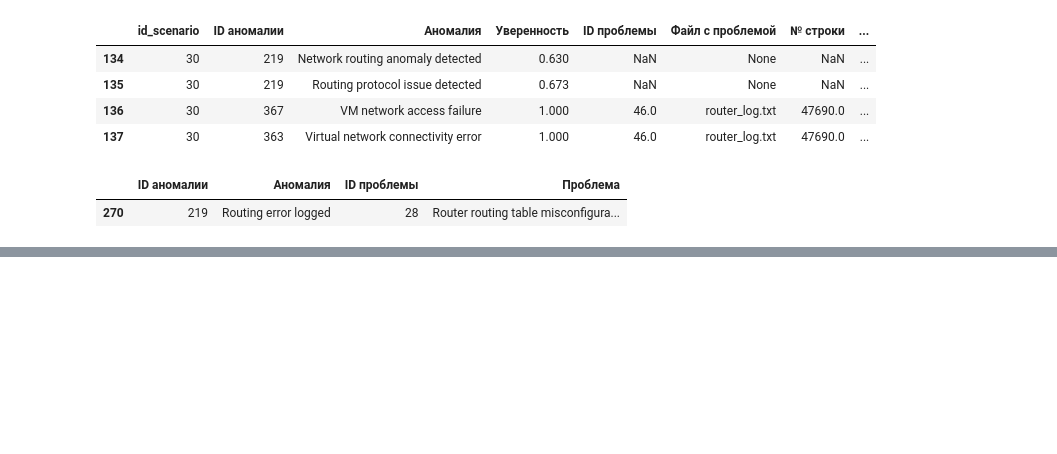
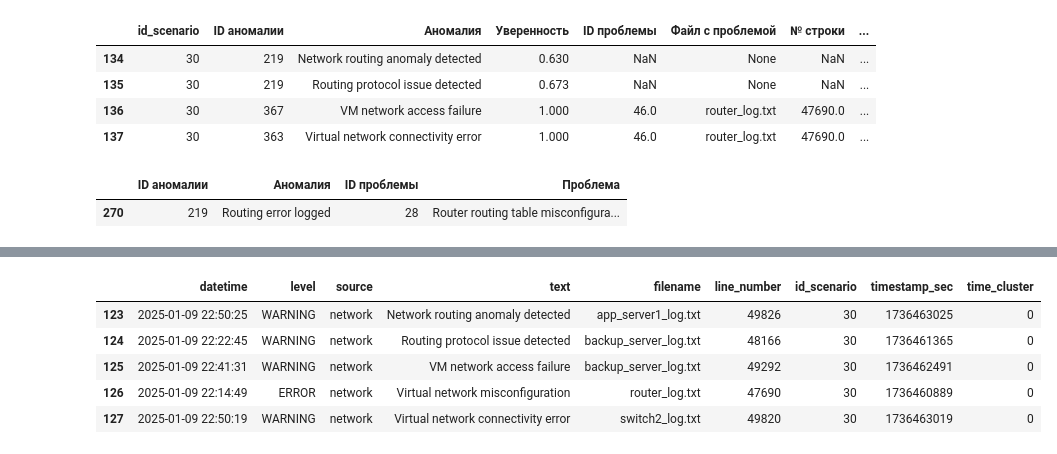
Before and after one commit to Rafaildavar/AtomicHack-Log-Monitor, a Jupyter notebook: log_analysis/data_analysis.ipynb, the cells around one changed output, grey strips where cells are left out. Saved outputs shown, nothing was run; the diff lists cells and outputs as text; code cells hidden in the pictures; blank space fills up the shorter version.

```diff
--- a/log_analysis/data_analysis.ipynb
+++ b/log_analysis/data_analysis.ipynb
@@ -243,0 +247,4 @@ anomalies_problems[anomalies_problems['ID аномалии'] == 219]
+# %%
+# Преобразуем время в числовой формат (timestamp в секунды)
+test_30 = all_tests[all_tests['id_scenario'] == 30].copy()
+test_30['datetime'] = pd.to_datetime(test_30['datetime'])
@@ -243,0 +260,27 @@ anomalies_problems[anomalies_problems['ID аномалии'] == 219]
+# %%
+test_30['timestamp_sec'] = test_30['datetime'].astype('int64') // 10**9
+# %%
+from sklearn.cluster import DBSCAN
+
+# Автоматическое определение eps на основе среднего расстояния
+time_values = test_30['timestamp_sec'].values.reshape(-1, 1)
+time_sorted = np.sort(time_values, axis=0)
+time_diffs = np.diff(time_sorted, axis=0)
+avg_diff = np.mean(time_diffs)
+
+dbscan = DBSCAN(
+    eps=avg_diff * 10,  # в 10 раз больше среднего интервала
+    min_samples=2,
+    metric='euclidean'
+)
+time_clusters = dbscan.fit_predict(time_values)
+test_30['time_cluster'] = time_clusters
+# %%
+test_30
+# %% [output]
+|  | datetime | level | source | text | filename | line_number | id_scenario | timestamp_sec | time_cluster |
+| 123 | 2025-01-09 22:50:25 | WARNING | network | Network routing anomaly detected | app_server1_log.txt | 49826 | 30 | 1736463025 | 0 |
+| 124 | 2025-01-09 22:22:45 | WARNING | network | Routing protocol issue detected | backup_server_log.txt | 48166 | 30 | 1736461365 | 0 |
+| 125 | 2025-01-09 22:41:31 | WARNING | network | VM network access failure | backup_server_log.txt | 49292 | 30 | 1736462491 | 0 |
+| 126 | 2025-01-09 22:14:49 | ERROR | network | Virtual network misconfiguration | router_log.txt | 47690 | 30 | 1736460889 | 0 |
+| 127 | 2025-01-09 22:50:19 | WARNING | network | Virtual network connectivity error | switch2_log.txt | 49820 | 30 | 1736463019 | 0 |
```
Also changed, not shown: parts of 5 cells of this notebook, 3 other files.
